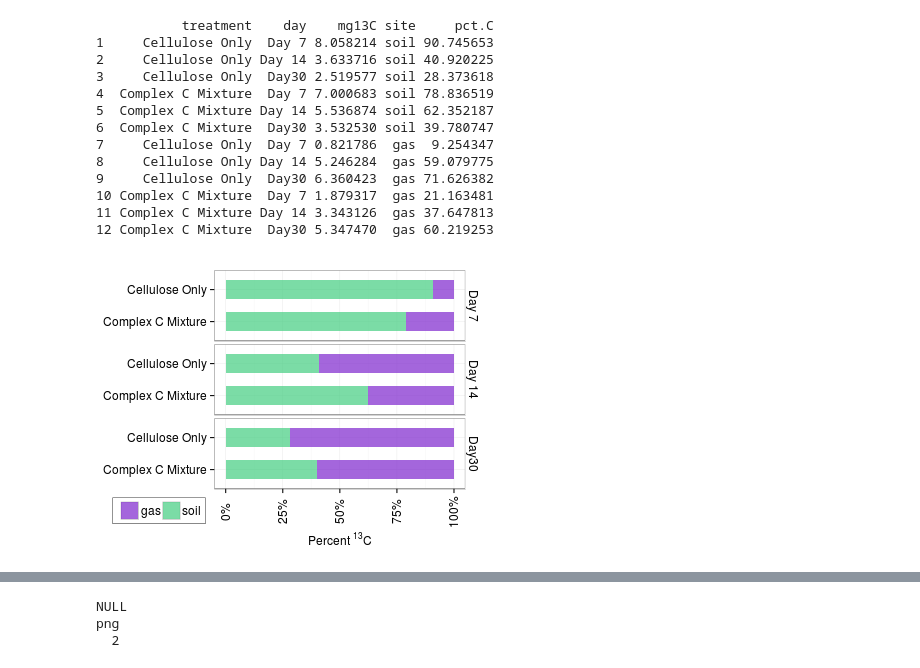
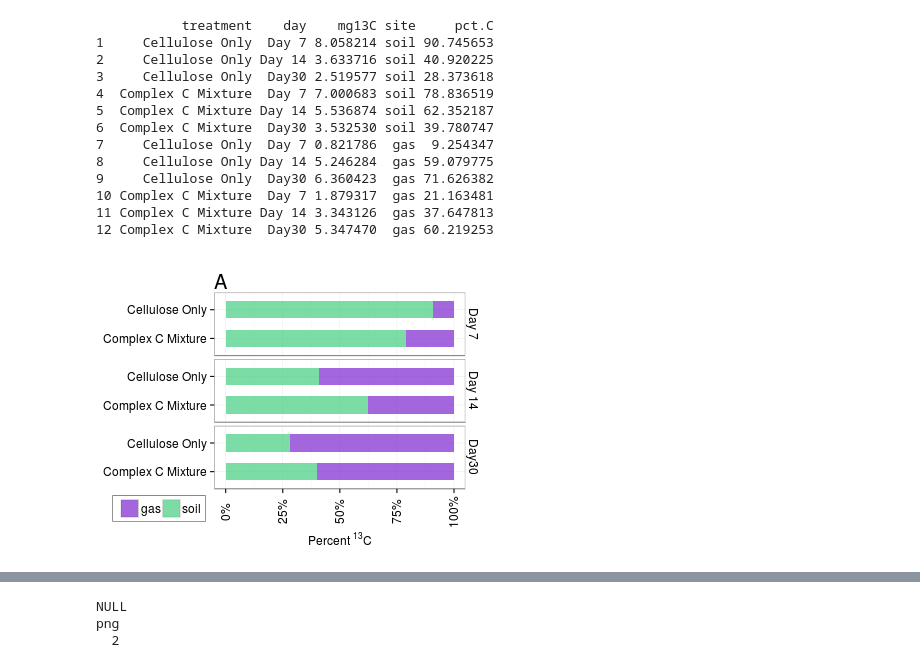
Before and after one commit to acampbellina/single_substrate, a Jupyter notebook: soil_Ccontent.ipynb, the cells around one changed output, grey strips where cells are left out. Cells and saved outputs as stored; diff of their text form; code cells hidden in the pictures.

```diff
--- a/soil_Ccontent.ipynb
+++ b/soil_Ccontent.ipynb
@@ -326,29 +361,31 @@ dat3
 # %%
 %%R -h 300 -w 400
 
 #colours = c("coral1", "dodgerblue1")
 library(scales)
 p2 = ggplot(dat3, aes(x = treatment, y = pct.C, fill = site))
 p2 = p2 + geom_bar(stat = "identity", position = "fill", width = 0.6, alpha = 0.70)
 p2 = p2 + facet_grid(day~., space="free_y")
 p2 = p2 + scale_y_continuous(labels = percent_format())
 p2 = p2 + coord_flip()
 p2 = p2 + theme_bw()
 p2 = p2 + labs(x = NULL, y = expression(paste("Percent ",{}^13,"C",sep="")), fill = NULL)
 p2 = p2 + theme(axis.text.x = element_text(size = 12, angle = 90, vjust = 0.5))
 p2 = p2 + theme(axis.text.y = element_text(size = 12))
 p2 = p2 + theme(axis.title.y = element_text(size = 12))
 p2 = p2 + scale_fill_manual(values = c("purple3", "seagreen3"))
 p2 = p2 + theme(strip.text.y = element_text(size=12))
 p2 = p2 + theme(strip.background = element_rect(fill = "white", colour = "white"))
 p2 = p2 + theme(legend.text = element_text(size = 12))
 p2 = p2 + theme(legend.position=c(-0.22,-0.1))
 p2 = p2 + theme(legend.background = element_rect(color = "black", size = 0.2, linetype = "solid"))
 p2 = p2 + theme(legend.direction = "horizontal")
+p2 = p2 + ggtitle("A")
+p2 = p2 + theme(plot.title = element_text(hjust = 0, size = 20))
 
 p2
 # %% [output]
-[figure, old version]
+[figure, new version]
 # %%
 %%R -w 800 -h 800
 
```
Also changed, not shown: parts of 6 cells of this notebook, 2 other files.
